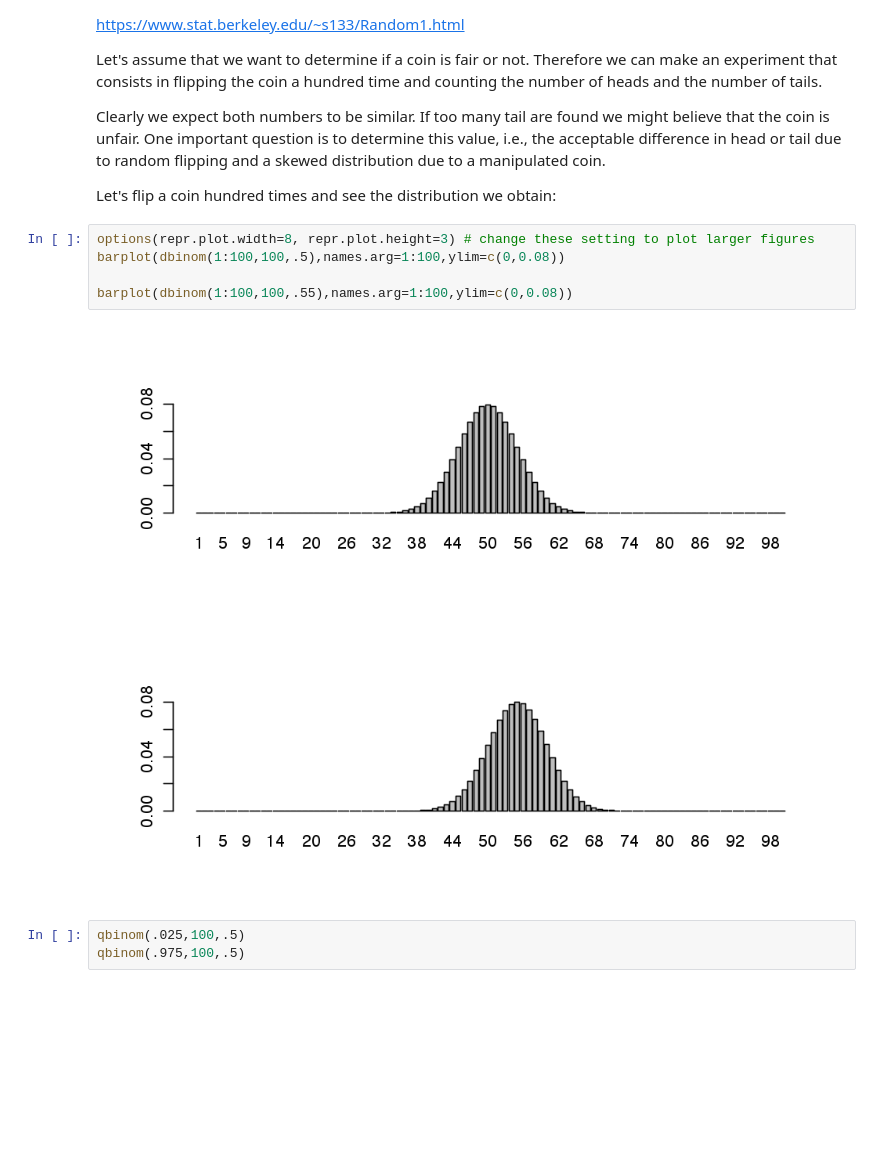
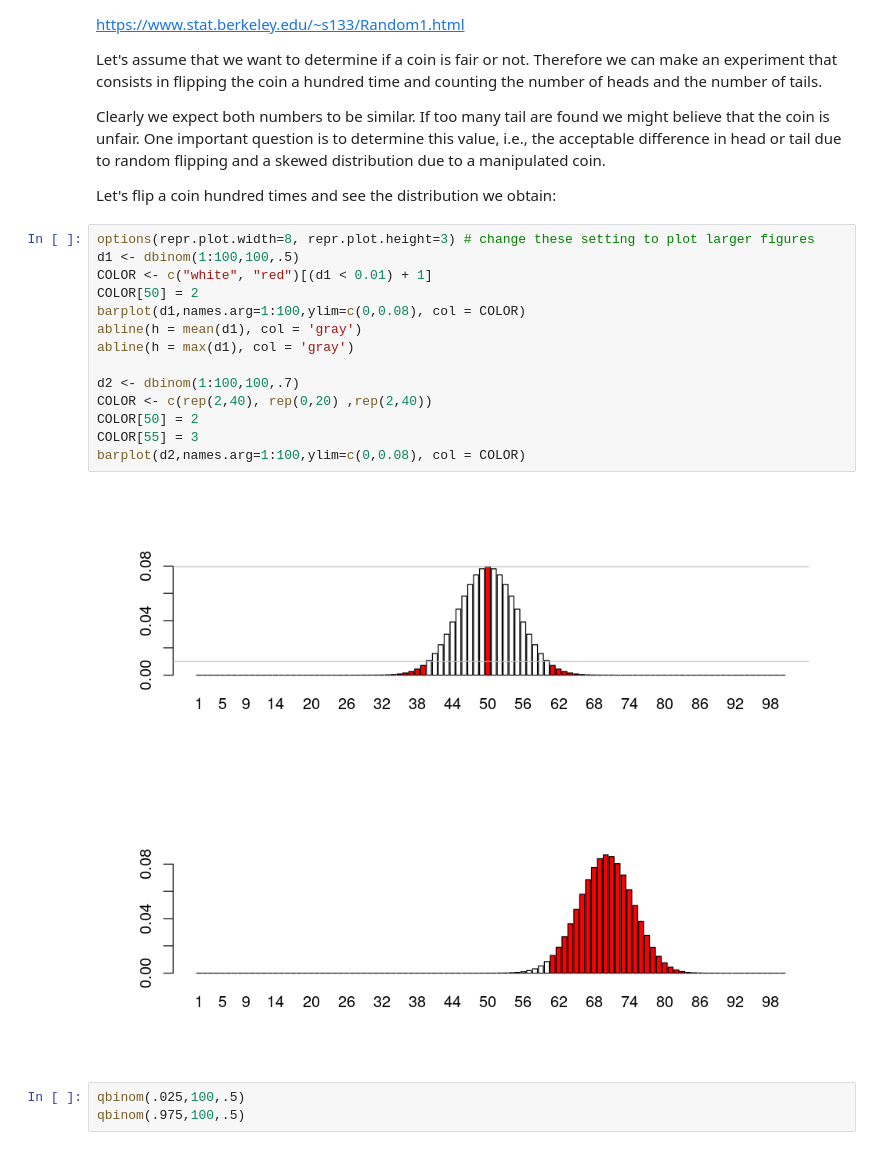
Before and after one commit to jwist/chemometrics, a Jupyter notebook: 5_chemometrics_Power.ipynb, the cells around one changed output. Cells and saved outputs as stored; diff of their text form; blank space fills up the shorter version.

```diff
--- a/5_chemometrics_Power.ipynb
+++ b/5_chemometrics_Power.ipynb
@@ -223,12 +223,21 @@ Clearly we expect both numbers to be similar. If too many tail are found we migh
 Let's flip a coin hundred times and see the distribution we obtain:
 # %%
 options(repr.plot.width=8, repr.plot.height=3) # change these setting to plot larger figures
-barplot(dbinom(1:100,100,.5),names.arg=1:100,ylim=c(0,0.08))
+d1 <- dbinom(1:100,100,.5)
+COLOR <- c("white", "red")[(d1 < 0.01) + 1]
+COLOR[50] = 2
+barplot(d1,names.arg=1:100,ylim=c(0,0.08), col = COLOR)
+abline(h = mean(d1), col = 'gray')
+abline(h = max(d1), col = 'gray')
 
-barplot(dbinom(1:100,100,.55),names.arg=1:100,ylim=c(0,0.08))
+d2 <- dbinom(1:100,100,.7)
+COLOR <- c(rep(2,40), rep(0,20) ,rep(2,40))
+COLOR[50] = 2
+COLOR[55] = 3
+barplot(d2,names.arg=1:100,ylim=c(0,0.08), col = COLOR)
 # %% [output]
-[figure, old version]
+[figure, new version]
-[figure, old version]
+[figure, new version]
 # %%
 qbinom(.025,100,.5)
 qbinom(.975,100,.5)
```
Also changed, not shown: parts of 11 cells of this notebook, 4 other files.
